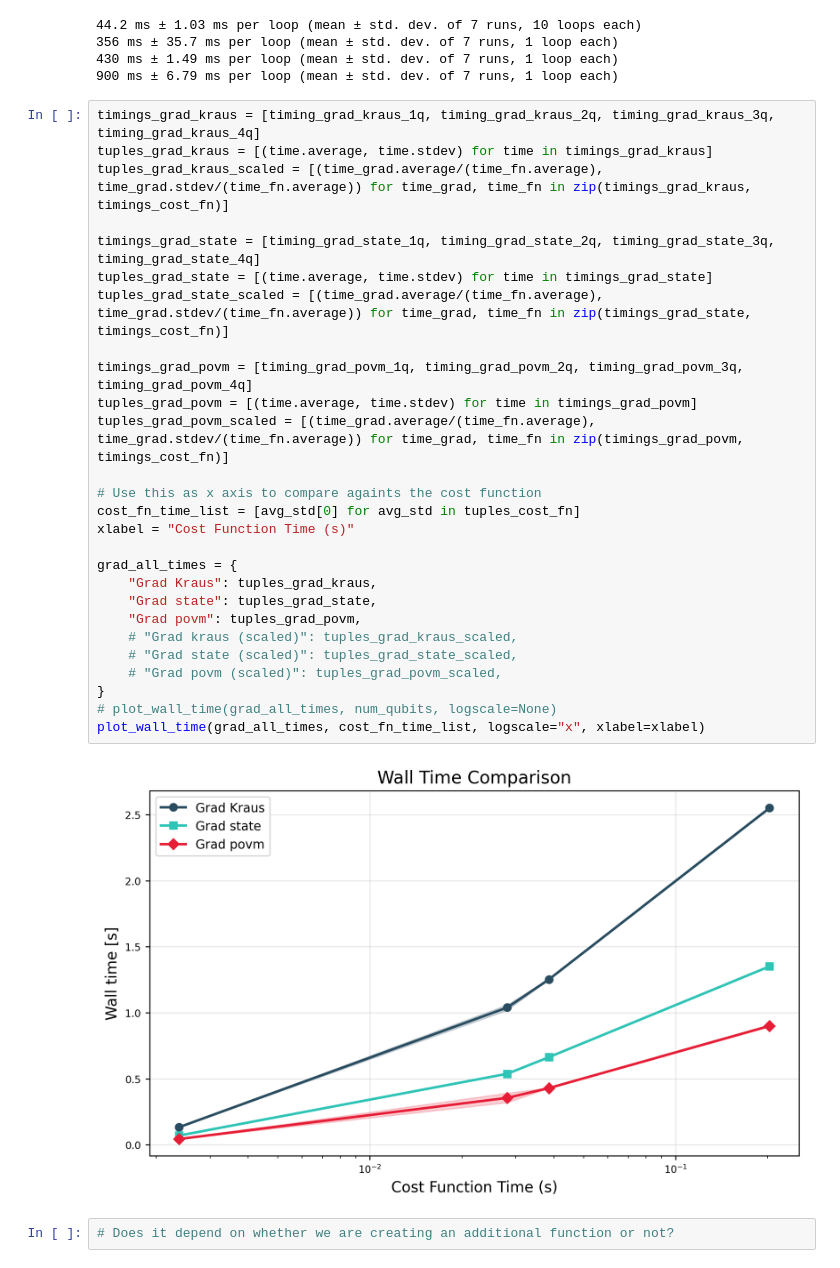
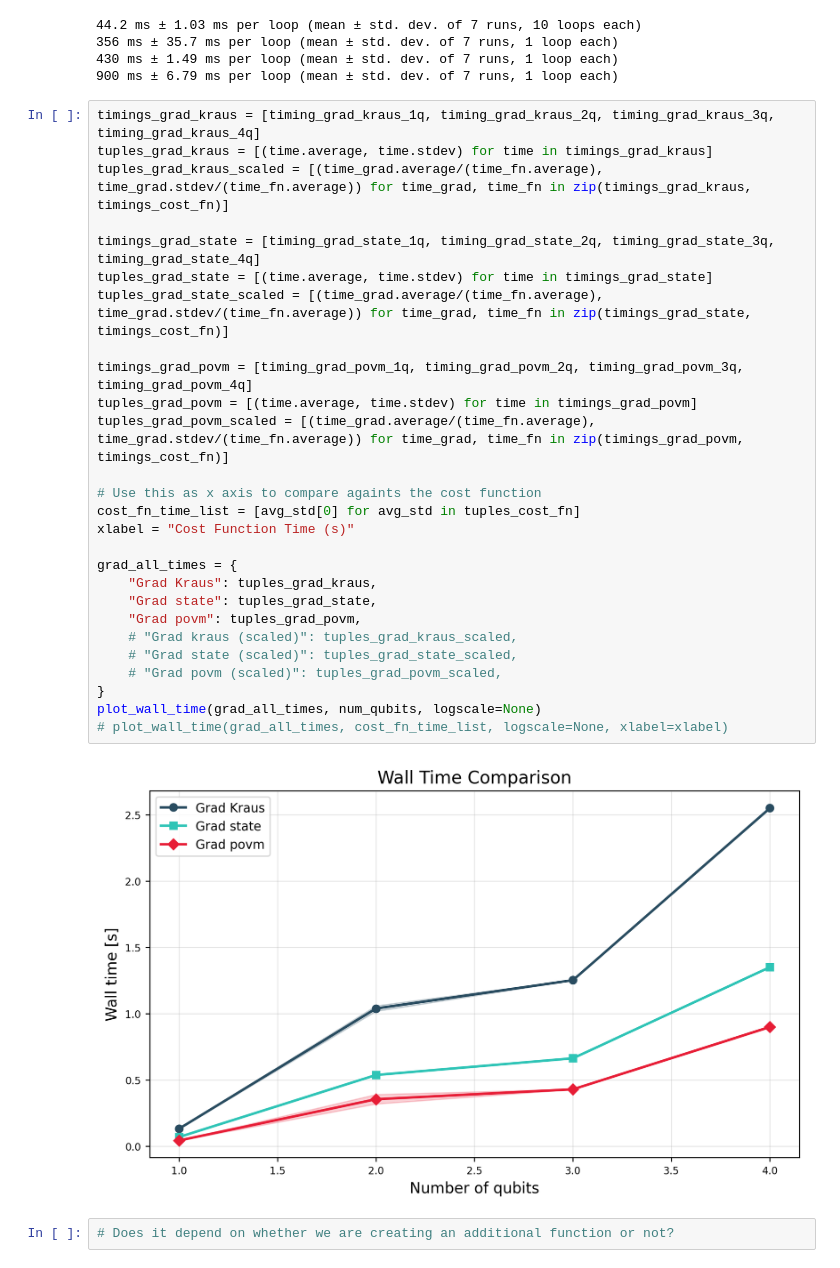
Before and after one commit to EmilianoG-byte/iqm-benchmarks, a Jupyter notebook: playground/time_complexity/computation_vs_cost_function.ipynb, the cells around one changed output. Drawn from its saved outputs; the diff is of its cells as text.

```diff
--- a/playground/time_complexity/computation_vs_cost_function.ipynb
+++ b/playground/time_complexity/computation_vs_cost_function.ipynb
@@ -304,32 +324,32 @@ timing_grad_povm_4q = %timeit -o grad_fn_povm_4q(povm_psd_4q_target)
 # %%
 timings_grad_kraus = [timing_grad_kraus_1q, timing_grad_kraus_2q, timing_grad_kraus_3q, timing_grad_kraus_4q]
 tuples_grad_kraus = [(time.average, time.stdev) for time in timings_grad_kraus]
 tuples_grad_kraus_scaled = [(time_grad.average/(time_fn.average), time_grad.stdev/(time_fn.average)) for time_grad, time_fn in zip(timings_grad_kraus, timings_cost_fn)]
 
 timings_grad_state = [timing_grad_state_1q, timing_grad_state_2q, timing_grad_state_3q, timing_grad_state_4q]
 tuples_grad_state = [(time.average, time.stdev) for time in timings_grad_state]
 tuples_grad_state_scaled = [(time_grad.average/(time_fn.average), time_grad.stdev/(time_fn.average)) for time_grad, time_fn in zip(timings_grad_state, timings_cost_fn)]
 
 timings_grad_povm = [timing_grad_povm_1q, timing_grad_povm_2q, timing_grad_povm_3q, timing_grad_povm_4q]
 tuples_grad_povm = [(time.average, time.stdev) for time in timings_grad_povm]
 tuples_grad_povm_scaled = [(time_grad.average/(time_fn.average), time_grad.stdev/(time_fn.average)) for time_grad, time_fn in zip(timings_grad_povm, timings_cost_fn)]
 
 # Use this as x axis to compare againts the cost function
 cost_fn_time_list = [avg_std[0] for avg_std in tuples_cost_fn]
 xlabel = "Cost Function Time (s)"
 
 grad_all_times = {
     "Grad Kraus": tuples_grad_kraus,
     "Grad state": tuples_grad_state,
     "Grad povm": tuples_grad_povm,
     # "Grad kraus (scaled)": tuples_grad_kraus_scaled,
     # "Grad state (scaled)": tuples_grad_state_scaled,
     # "Grad povm (scaled)": tuples_grad_povm_scaled,
 }
-# plot_wall_time(grad_all_times, num_qubits, logscale=None)
-plot_wall_time(grad_all_times, cost_fn_time_list, logscale="x", xlabel=xlabel)
+plot_wall_time(grad_all_times, num_qubits, logscale=None)
+# plot_wall_time(grad_all_times, cost_fn_time_list, logscale=None, xlabel=xlabel)
 # %% [output]
-[figure, old version]
+[figure, new version]
 # %%
 # Does it depend on whether we are creating an additional function or not?
 # %% [markdown]
```
Also changed, not shown: parts of 6 cells of this notebook, 2 other files.
